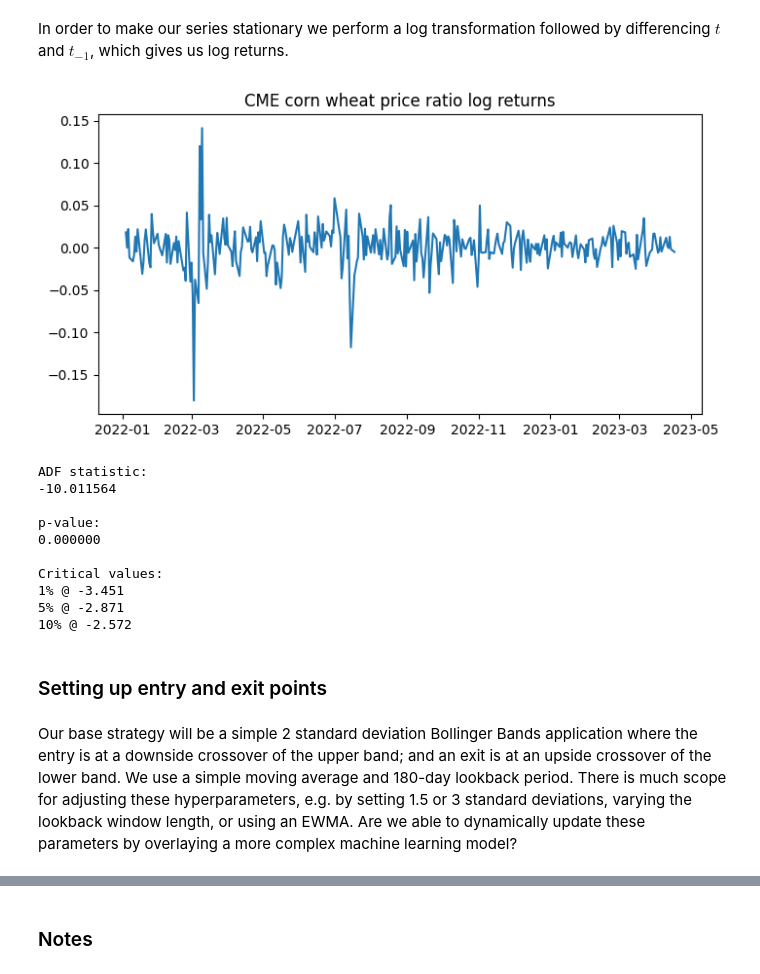
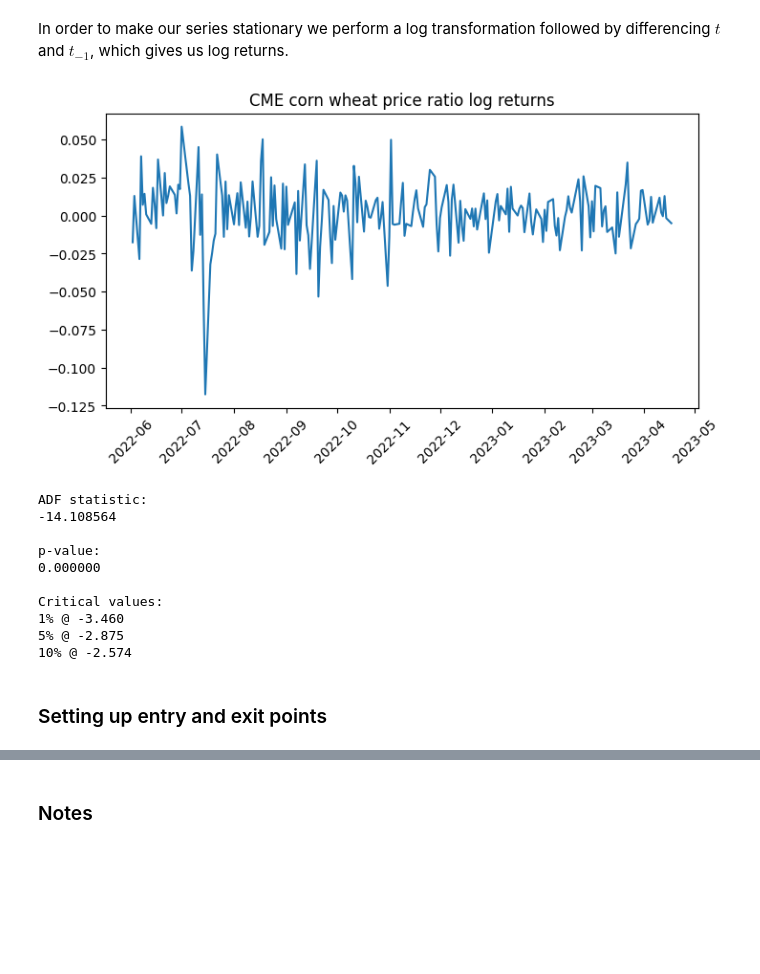
Before and after one commit to vzinkovski/commodities_mean_reversion_pairs_trading, a Jupyter notebook: commodities_mean_reversion.ipynb, the cells around one changed output, grey strips where cells are left out. Saved outputs shown, nothing was run; the diff lists cells and outputs as text; code cells hidden in the pictures; blank space fills up the shorter version.

```diff
--- a/commodities_mean_reversion.ipynb
+++ b/commodities_mean_reversion.ipynb
@@ -23,7 +24,7 @@ import seaborn as sns
 ### Fetching price data
 # %%
 # user specified time range
-start = '2022-01-01'
+start = '2022-06-01'
 end = datetime.now() - timedelta(1)
 
 # commodity pairs
@@ -117,33 +119,32 @@ In order to make our series stationary we perform a log transformation followed
 # %%
 # calculate log returns
 ratio_log_returns = np.log(ratio).diff().dropna()
 
 # plot log returns
 plt.subplots(figsize=(8, 4))
 plt.plot(ratio_log_returns.index, ratio_log_returns)
 plt.title('CME corn wheat price ratio log returns')
+plt.xticks(rotation=45)
 plt.show()
 
 # checking for stationarity
 result = adfuller(ratio_log_returns)
 print('ADF statistic:\n%f' % result[0], '\n')
 print('p-value: \n%f' % result[1], '\n')
 print('Critical values:')
 for key, value in result[4].items():
 	print('%s @ %.3f' % (key, value))
 # %% [output]
-[figure, old version]
+[figure, new version]
 ADF statistic:
--10.011564
+-14.108564
 
 p-value:
 0.000000
 
 Critical values:
-1% @ -3.451
-5% @ -2.871
-10% @ -2.572
+1% @ -3.460
+5% @ -2.875
+10% @ -2.574
 # %% [markdown]
 ### Setting up entry and exit points
-# %% [markdown]
-Our base strategy will be a simple 2 standard deviation Bollinger Bands application where the entry is at a downside crossover of the upper band; and an exit is at an upside crossover of the lower band. We use a simple moving average and 180-day lookback period. There is much scope for adjusting these hyperparameters, e.g. by setting 1.5 or 3 standard deviations, varying the lookback window length, or using an EWMA. Are we able to dynamically update these parameters by overlaying a more complex machine learning model?
```
Also changed, not shown: parts of 5 cells of this notebook.
